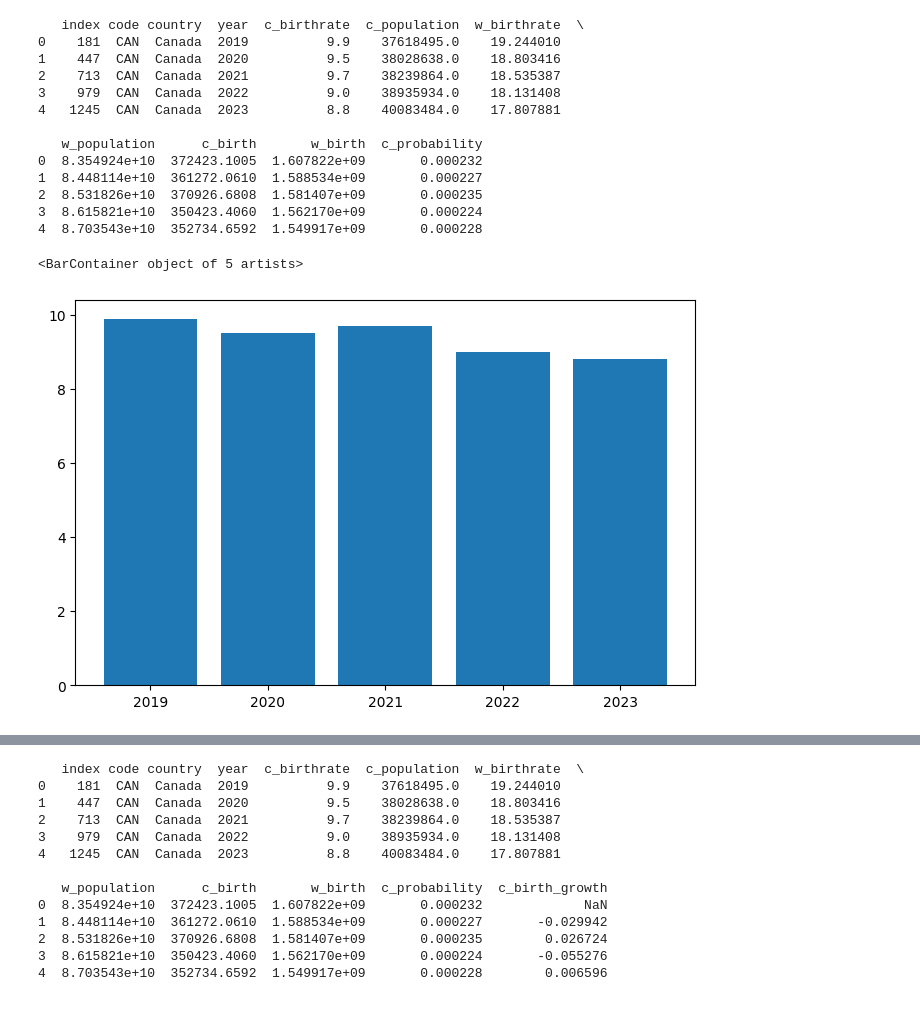
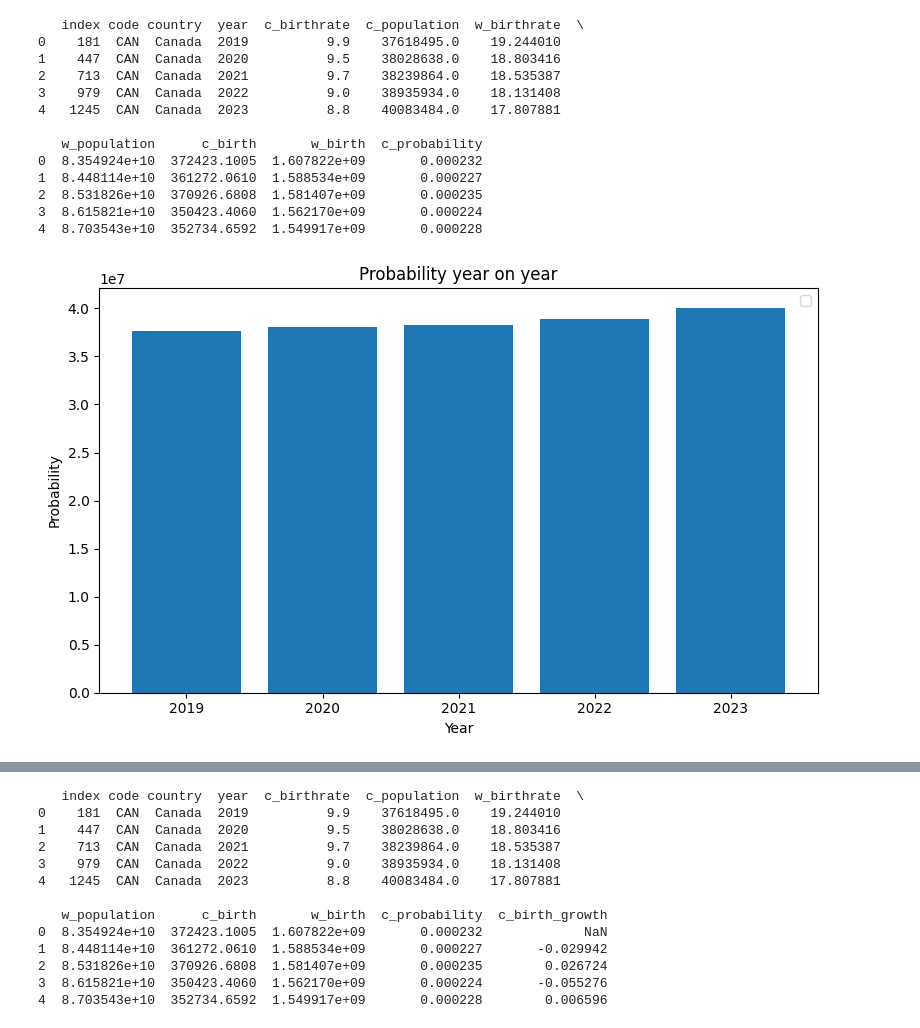
Before and after one commit to aleem-dev/DataAnalysis, a Jupyter notebook: ResearchExplore/Concepts/dsdt/dsdt.ipynb, the cells around one changed output, grey strips where cells are left out. Saved outputs shown, nothing was run; the diff lists cells and outputs as text; code cells hidden in the pictures.

```diff
--- a/ResearchExplore/Concepts/dsdt/dsdt.ipynb
+++ b/ResearchExplore/Concepts/dsdt/dsdt.ipynb
@@ -273,10 +273,16 @@ print(df_maple_roots.head())
 # %%
 # Visualization
 import matplotlib.pyplot as plt
 
 plt.figure(figsize=(8,5))
-plt.bar(df_maple_roots['year'], df_maple_roots['c_birthrate'])
+plt.bar(df_maple_roots['year'], df_maple_roots['c_population'])
+
+plt.title("Probability year on year")
+plt.ylabel("Probability")
+plt.xlabel("Year")
+plt.legend()
+plt.tight_layout()
+plt.show()
 # %% [output]
-<BarContainer object of 5 artists>
-[figure, old version]
+[figure, new version]
 # %%
```
Also changed, not shown: parts of 2 cells of this notebook.
